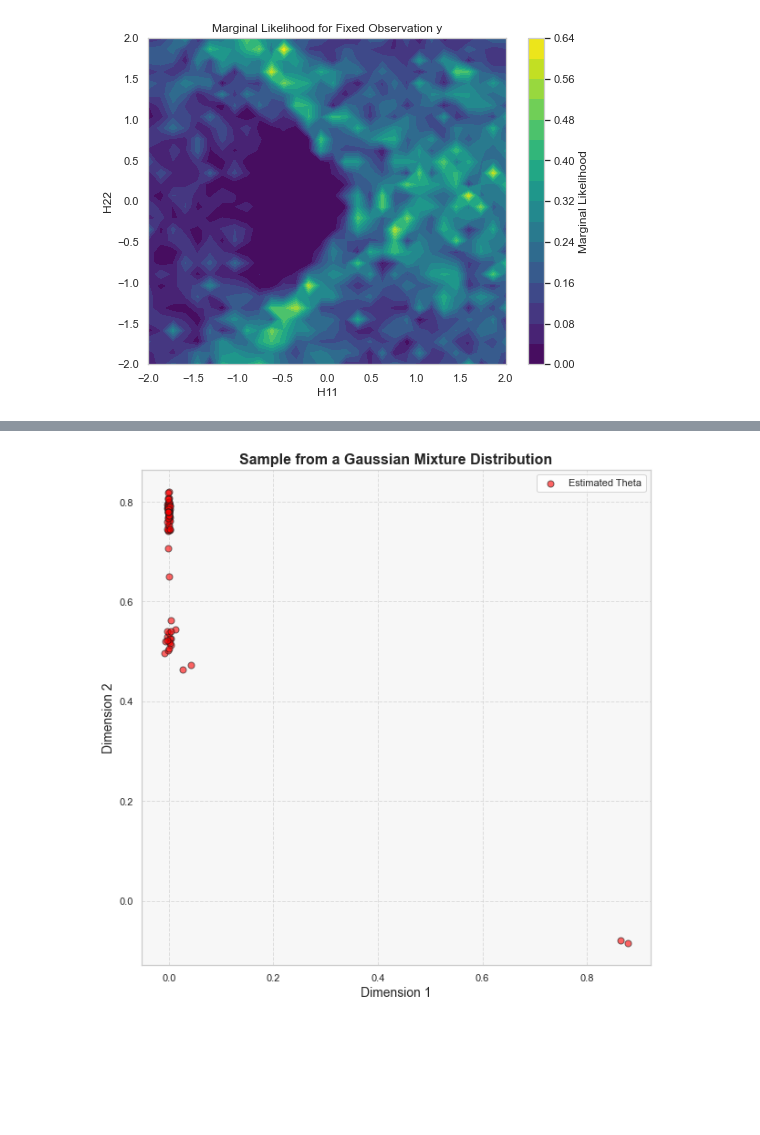
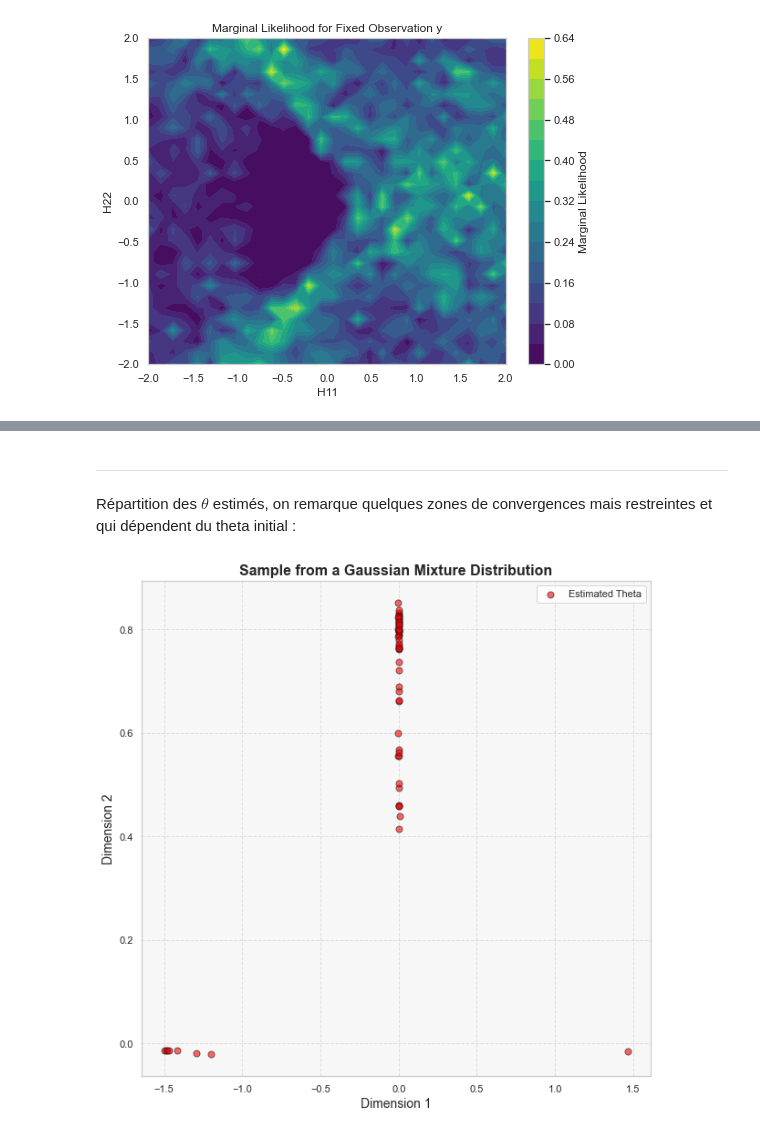
Before and after one commit to PyTomSss/Research_Project-Imperial_College, a Jupyter notebook: Interacting Particles - MMLE/Banana_prior.ipynb, the cells around one changed output, grey strips where cells are left out. Saved outputs shown, nothing was run; the diff lists cells and outputs as text; code cells hidden in the pictures; blank space fills up the shorter version.

```diff
--- a/Interacting Particles - MMLE/Banana_prior.ipynb
+++ b/Interacting Particles - MMLE/Banana_prior.ipynb
@@ -193,3 +194,17 @@ def ULA_post_banana(sample, nb_iter, step_size, theta, y_obs, sigma_y):
     return sample
 # %% [markdown]
 We sample from the posterior distribution via ULA :
+# %%
+x_axis = np.linspace(-2, 2, 200)
+y_axis = np.linspace(1.5, 2.5, 200)
+X_axis, Y_axis = np.meshgrid(x_axis, y_axis) # evaluate barp on this grid
+Z = np.zeros((200, 200))
+
+for i in range(200):
+    for j in range(200):
+        Z[i, j] = bar_p([X_axis[i, j], Y_axis[i, j]]) * norm.pdf(4, np.array([0, 1.95]) @ np.array([X_axis[i, j], Y_axis[i, j]]), sigma_y)
+
+# plot barp
+contour = plt.contourf(X_axis, Y_axis, Z, 200, cmap='viridis')
+plt.colorbar(contour, label = 'Banana Density')
+plt.show()
@@ -260,6 +279,6 @@ plt.show()
 # %%
 
-def PGD_ban(nb_particles, nb_iter, step_size, H_0, sigma_y, y_obs, plot = False, sample_prior = None) :
+def PGD_ban(nb_particles, nb_iter, step_size, H_0, sigma_y, y_obs, plot = False, sample_prior = None, coeff_theta = 1) :
     """
     This function executes the Particle Gradient Descent in the context of our experiment. Given :
     - The number of particles
@@ -295,7 +314,7 @@ def PGD_ban(nb_particles, nb_iter, step_size, H_0, sigma_y, y_obs, plot = False,
 
         grad_theta_update = np.sum(grad_theta, axis = 0) ## ON MULTIPLIE CHAQUE PARTICLE A SON PAS SPECIFIQUE
 
-        theta_t = theta_t - (step_size / nb_particles) * grad_theta_update
+        theta_t = theta_t - (step_size * coeff_theta / nb_particles) * grad_theta_update
 
         theta_traj[i] = theta_t
 
@@ -337,15 +449,19 @@ PGD_ban(1000, 50000, 0.0001, np.array([1, 0]), 0.05, 1, plot = True, sample_prio
+# %% [markdown]
+------------------------------------------------------------------------------------------------------------------------------------------
+# %% [markdown]
+Répartition des $\theta$ estimés, on remarque quelques zones de convergences mais restreintes et qui dépendent du theta initial :
 # %%
 sample_prior = ULA_banana(np.random.randn(1000, 2), 50000, 0.001) ## Sample from prior
 # %%
 ## Initialization of theta at origin
-theta_estimated_list = np.zeros((80, 2))
-theta_0_list = np.random.uniform(-0.5, 0.5, (80, 2))
+theta_estimated_list = np.zeros((60, 2))
+theta_0_list = np.random.uniform(-0.5, 0.5, (60, 2))
 
-for i in tqdm(range(80)):
+for i in tqdm(range(60)):
 
-    sample, theta_t, theta_traj = PGD_ban(1000, 25000, 0.001, theta_0_list[i], 0.05, 1, plot = False, sample_prior = sample_prior)
+    sample, theta_t, theta_traj = PGD_ban(1000, 25000, 0.0001, theta_0_list[i], 0.05, 1, plot = False, sample_prior = sample_prior)
     theta_estimated_list[i] = theta_t
 
 plot_sample_dx(theta_estimated_list, 'Estimated Theta')
 # %% [output]
-[figure, old version]
+[figure, new version]
```
Also changed, not shown: parts of 23 cells of this notebook.
